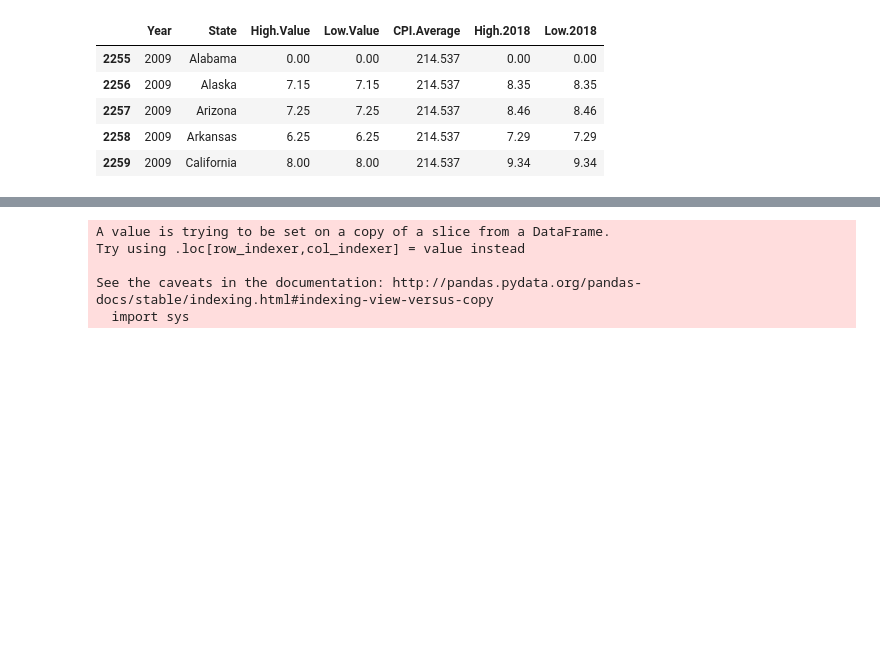
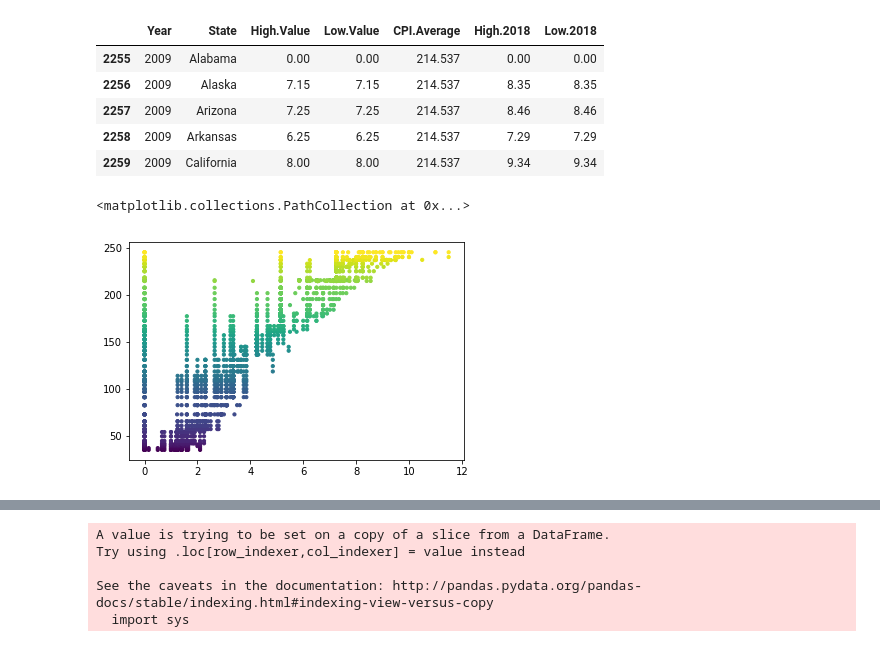
Before and after one commit to SnehaKellogg/Project1_Group5, a Jupyter notebook: ProjectG5.ipynb, the cells around one changed output, grey strips where cells are left out. Drawn from its saved outputs; the diff is of its cells as text; code cells hidden in the pictures; blank space fills up the shorter version.

Commit message:
adding in some graphs

```diff
--- a/ProjectG5.ipynb
+++ b/ProjectG5.ipynb
@@ -52,3 +52,8 @@ cmw.head()
 | 2257 | 2009 | Arizona | 7.25 | 7.25 | 214.537 | 8.46 | 8.46 |
 | 2258 | 2009 | Arkansas | 6.25 | 6.25 | 214.537 | 7.29 | 7.29 |
 | 2259 | 2009 | California | 8.00 | 8.00 | 214.537 | 9.34 | 9.34 |
+# %%
+plt.scatter(mini_data["High.Value"], mini_data["CPI.Average"], c=c, s=10)
+# %% [output]
+<matplotlib.collections.PathCollection at 0x...>
+[figure, added]
```
Also changed, not shown: parts of 7 cells of this notebook, 1 other file.
